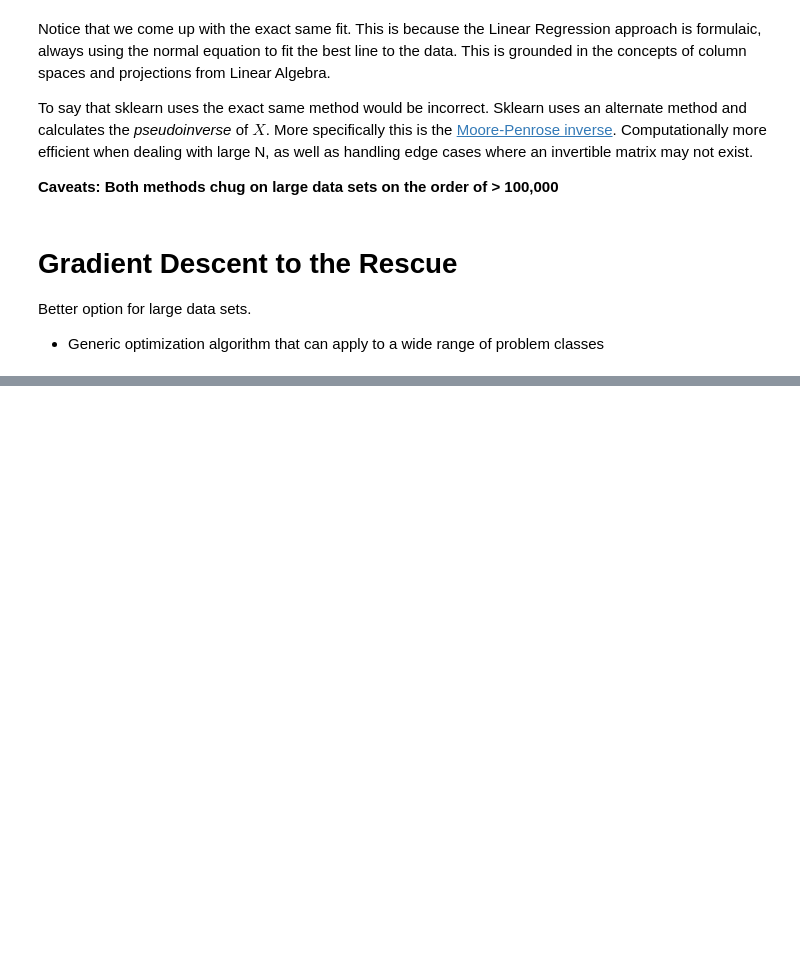
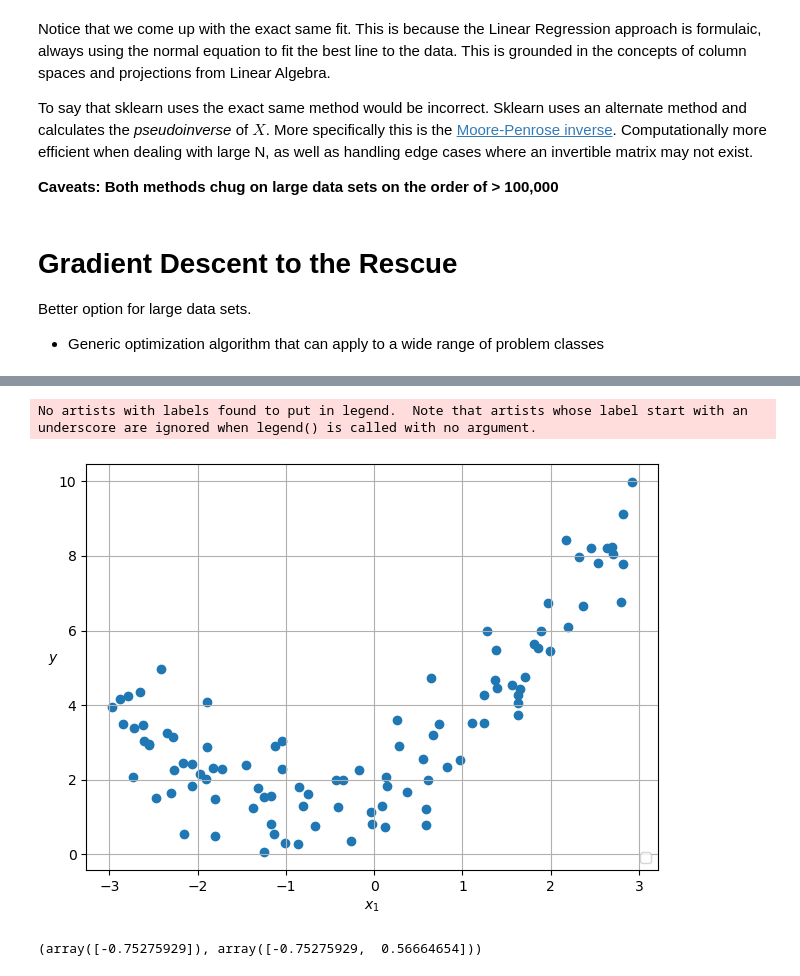
Before and after one commit to sfwatanabe/handson-ml3, a Jupyter notebook: personal/04_linear_models.ipynb, the cells around one changed output, grey strips where cells are left out. Cells and saved outputs as stored; diff of their text form; code cells hidden in the pictures; blank space fills up the shorter version.

```diff
--- a/personal/04_linear_models.ipynb
+++ b/personal/04_linear_models.ipynb
@@ -21,6 +21,18 @@ X = 2 * np.random.rand(m, 1)
 
 # Create a function with some random noise
 y = 4 + 3*X + np.random.randn(m, 1)
+# %%
+def scatter_plot(X, y, X_new = None, y_predict = None):
+    if X_new is not None and y_predict is not None:
+        plt.plot(X_new, y_predict, "r-", label="Predictions")
+    plt.scatter(x=X, y=y)
+    plt.xlabel("$x_1$")
+    plt.ylabel("$y$", rotation=0)
+    # plt.axis([0, 2, 0, 15])
+    plt.legend(loc="lower right")
+    plt.grid()
+    plt.tight_layout()
+    plt.show()
 # %%
 X
 # %% [output]
@@ -142,0 +201,20 @@ Better option for large data sets.
+# %%
+# Generate some non-linear data and plot it
+np.random.seed(42)
+m = 100
+X = 6 * np.random.rand(m, 1) - 3
+y = 0.5 * X ** 2 + X + 2 + np.random.randn(m, 1)
+# %%
+scatter_plot(X, y)
+# %% [output]
+No artists with labels found to put in legend.  Note that artists whose label start with an underscore are ignored when legend() is called with no argument.
+[figure, added]
+# %%
+# Get a polynomial fitter, we could just use polyfit tbh
+from sklearn.preprocessing import PolynomialFeatures
+
+poly_features = PolynomialFeatures(degree=2, include_bias=False)
+X_poly = poly_features.fit_transform(X)
+X[0], X_poly[0]
+# %% [output]
+(array([-0.75275929]), array([-0.75275929,  0.56664654]))
```
Also changed, not shown: parts of 13 cells of this notebook, 2 other files.
